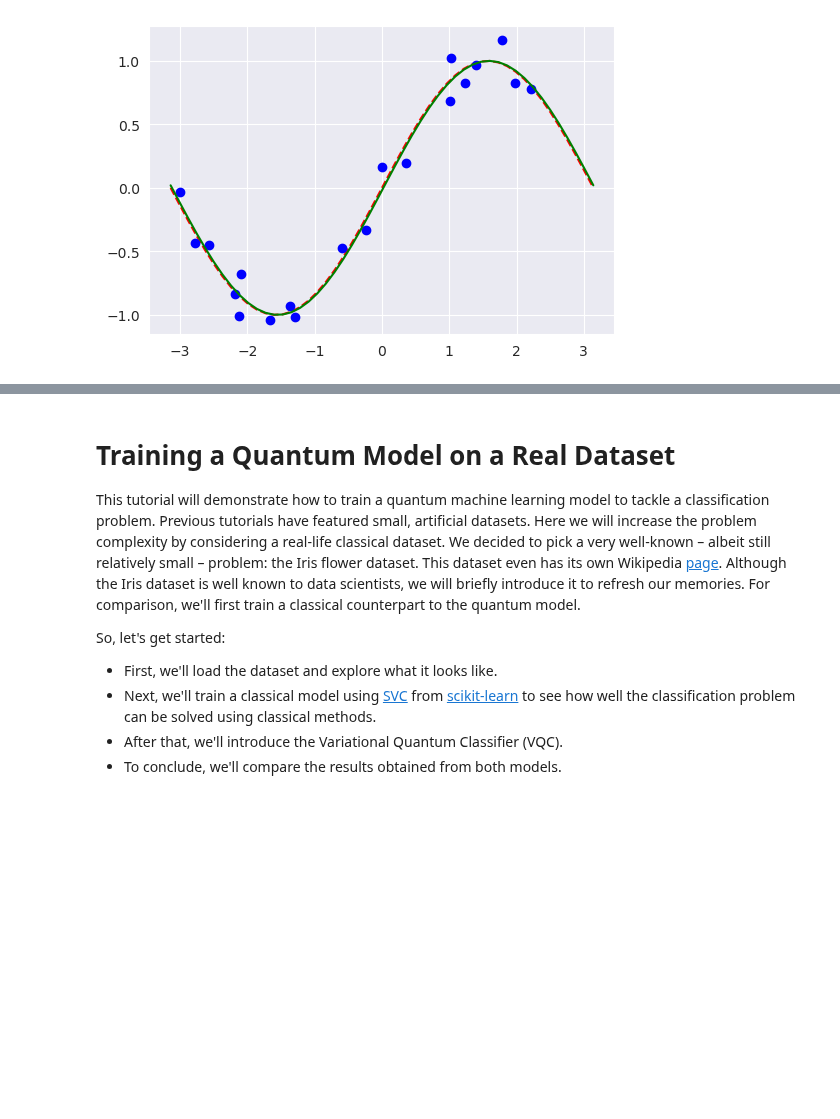
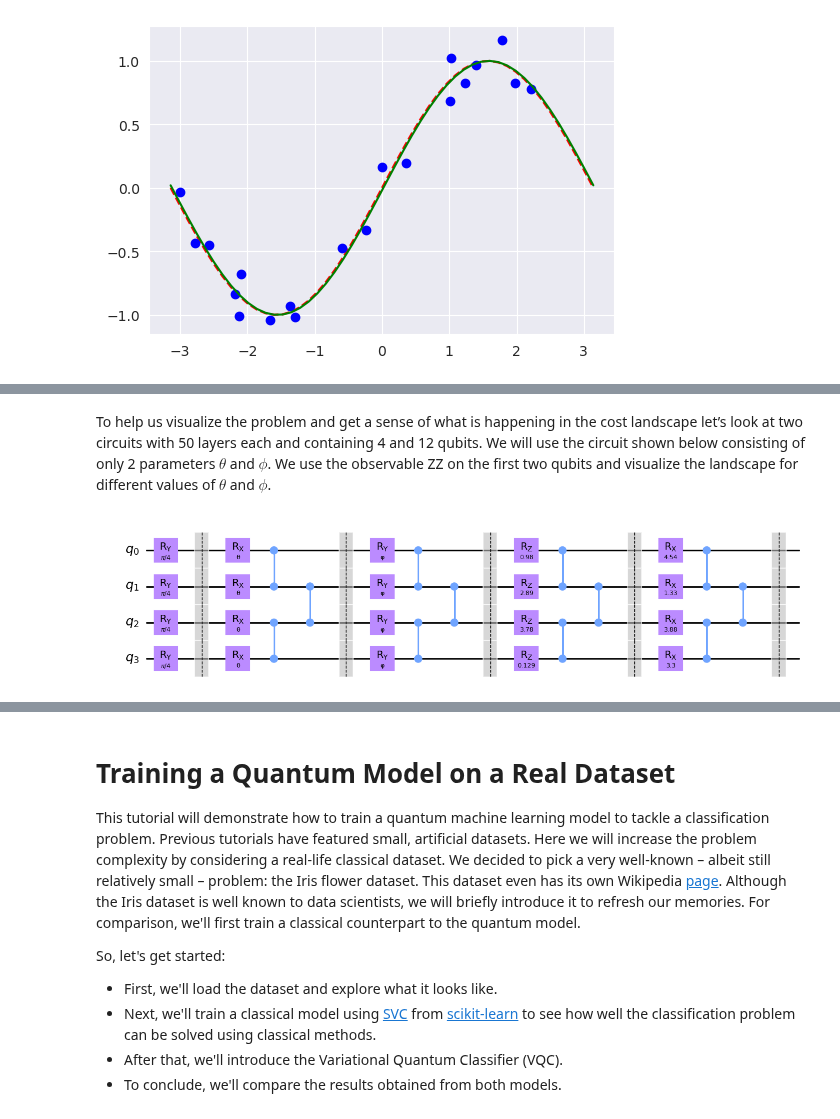
Before and after one commit to osbama/Phys710, a Jupyter notebook: Lecture 2/Lecture2.ipynb, the cells around one changed output, grey strips where cells are left out. Drawn from its saved outputs; the diff is of its cells as text; code cells hidden in the pictures; blank space fills up the shorter version.

```diff
--- a/Lecture 2/Lecture2.ipynb
+++ b/Lecture 2/Lecture2.ipynb
@@ -984,0 +982,67 @@ plt.show()
+# %% [markdown]
+
+To help us visualize the problem and get a sense of what is happening in the cost landscape let’s look at two circuits with 50 layers each and containing 4 and 12 qubits. We will use the circuit shown below consisting of only 2 parameters $\theta$ and $\phi$. We use the observable ZZ on the first two qubits and visualize the landscape for different values of $\theta$ and $\phi$.
+# %%
+
+
+from matplotlib.ticker import LinearLocator, FormatStrFormatter
+import matplotlib.pyplot as plt
+import numpy as np
+from qiskit.circuit import Parameter
+from qiskit.quantum_info import SparsePauliOp
+from qiskit import QuantumCircuit
+from qiskit_qulacs.qulacs_estimator import QulacsEstimator
+import os
+
+seed = 42
+np.random.seed(seed)
+
+
+
+estimator = QulacsEstimator()
+
+def generate_random_pqc(n_qubits, n_layers):
+
+    qc = QuantumCircuit(n_qubits)
+
+    theta, phi = Parameter('θ'), Parameter('φ')
+
+    for q in range(n_qubits):
+        qc.ry(np.pi / 4, q)
+
+    qc.barrier()
+
+    for l in range(n_layers):
+
+        for q in range(n_qubits):
+
+            if l == 0:
+                val = theta
+            elif l == 1:
+                val = phi
+            else:
+                val = np.random.uniform(0, 2 * np.pi)
+
+            num = np.random.randint(3)
+
+            if l % 3 == 0:
+                qc.rx(val, q)
+            elif l % 3 == 1:
+                qc.ry(val, q)
+            else:
+                qc.rz(val, q)
+
+        for q in range(0, n_qubits - 1, 2):
+            qc.cz(q, q + 1)
+        for q in range(1, n_qubits - 1, 2):
+            qc.cz(q, q + 1)
+
+        qc.barrier()
+
+    return qc
+
+
+circ = generate_random_pqc(4, 4)
+circ.draw('mpl')
+# %% [output]
+[figure, added]
```
Also changed, not shown: parts of 34 cells of this notebook, 2 other files.
